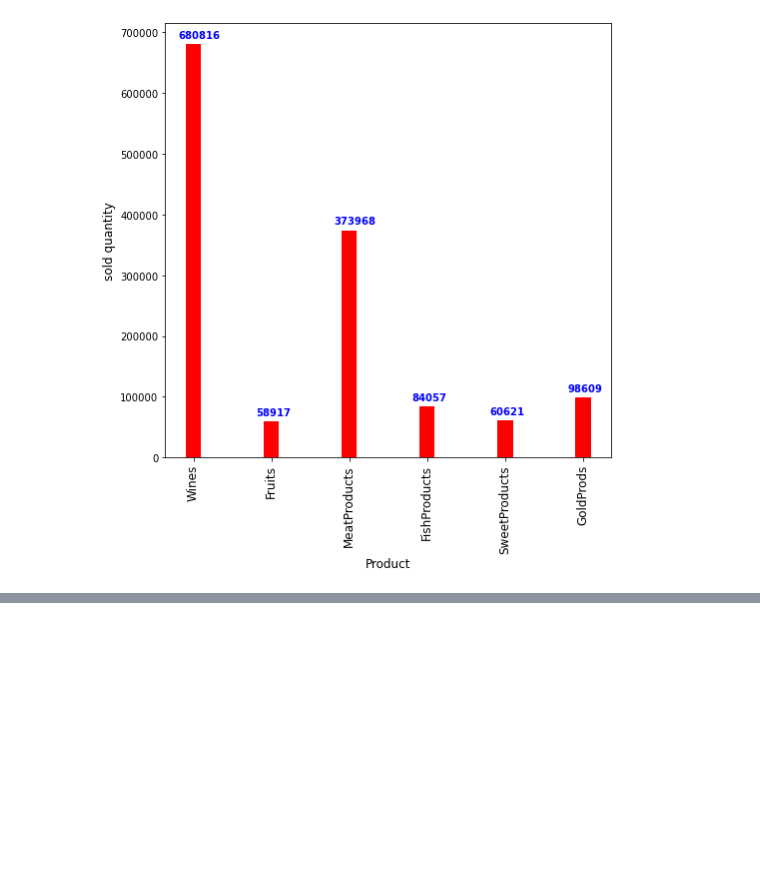
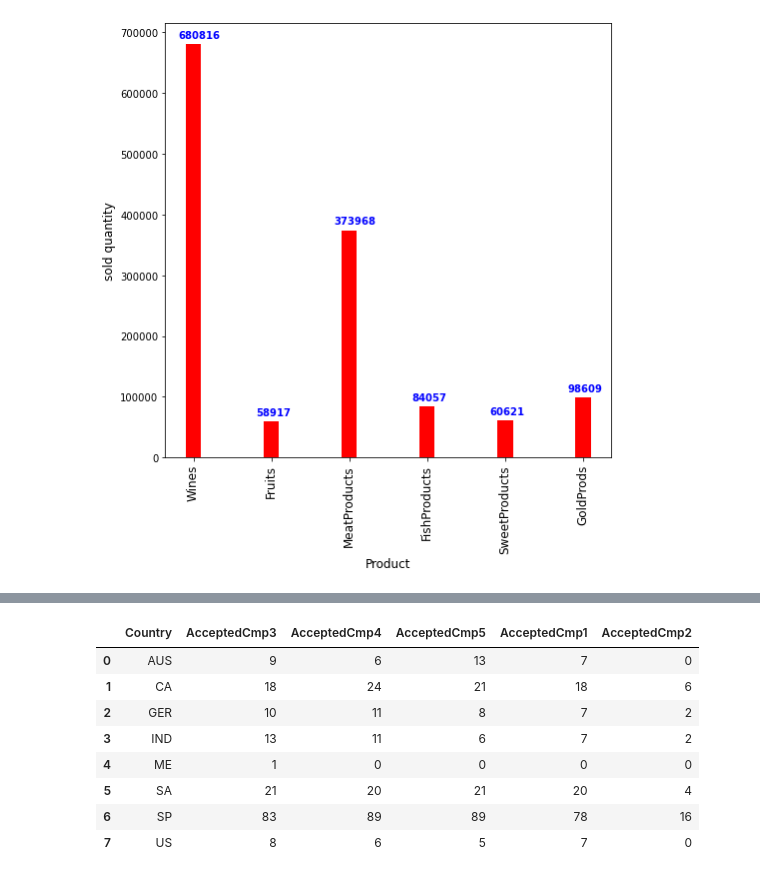
Before and after one commit to jackylin0316/Markeing_Analysis, a Jupyter notebook: Analysis.ipynb, the cells around one changed output, grey strips where cells are left out. Cells and saved outputs as stored; diff of their text form; code cells hidden in the pictures; blank space fills up the shorter version.

```diff
--- a/Analysis.ipynb
+++ b/Analysis.ipynb
@@ -430,0 +443,14 @@ plt.show()
+# %%
+task=df.loc[:, ['AcceptedCmp3', 'AcceptedCmp4', 'AcceptedCmp5', 'AcceptedCmp1', 'AcceptedCmp2', 'Country']]
+task=task.groupby('Country').sum().reset_index()
+task
+# %% [output]
+|  | Country | AcceptedCmp3 | AcceptedCmp4 | AcceptedCmp5 | AcceptedCmp1 | AcceptedCmp2 |
+| 0 | AUS | 9 | 6 | 13 | 7 | 0 |
+| 1 | CA | 18 | 24 | 21 | 18 | 6 |
+| 2 | GER | 10 | 11 | 8 | 7 | 2 |
+| 3 | IND | 13 | 11 | 6 | 7 | 2 |
+| 4 | ME | 1 | 0 | 0 | 0 | 0 |
+| 5 | SA | 21 | 20 | 21 | 20 | 4 |
+| 6 | SP | 83 | 89 | 89 | 78 | 16 |
+| 7 | US | 8 | 6 | 5 | 7 | 0 |
```
Also changed, not shown: parts of 7 cells of this notebook.
